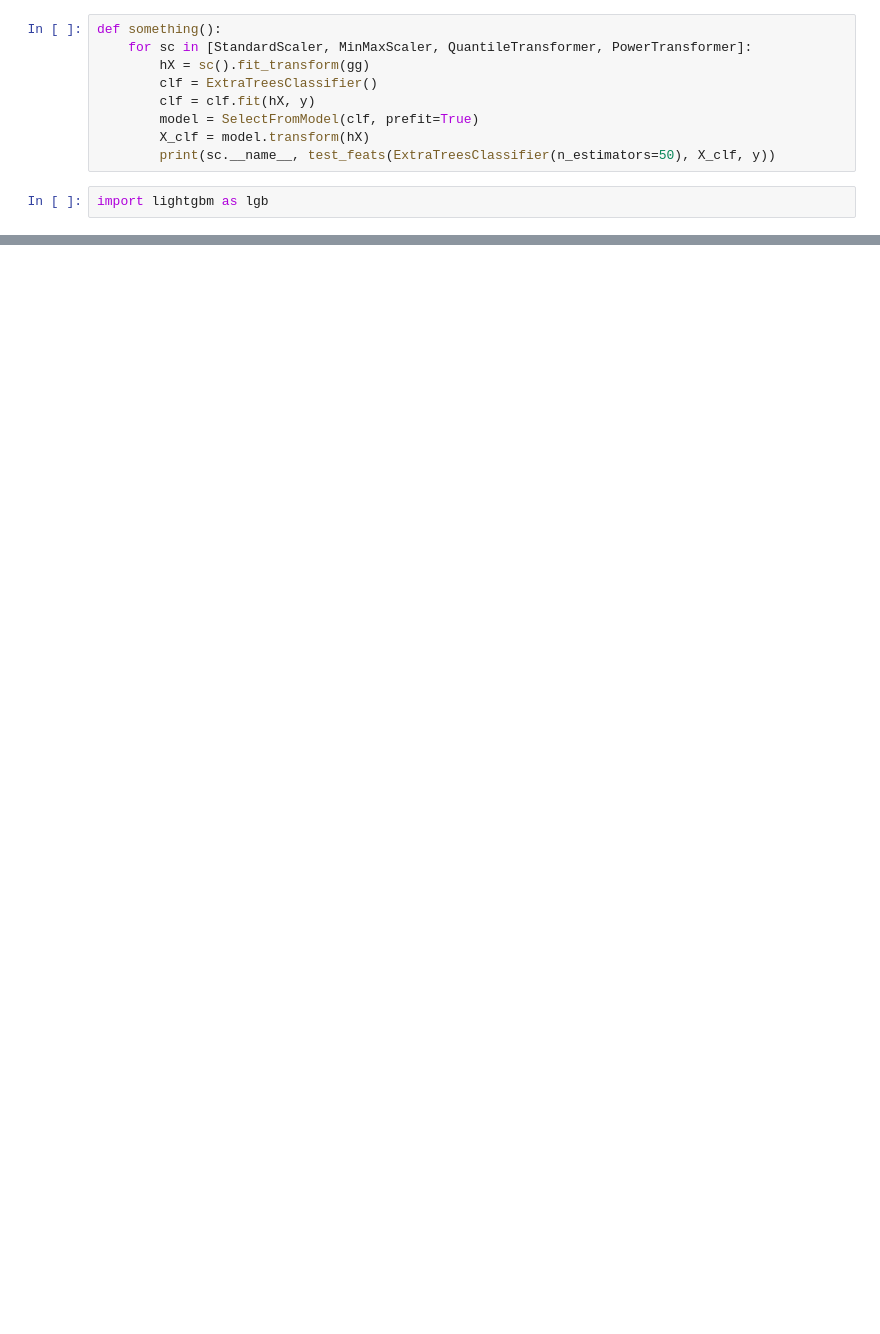
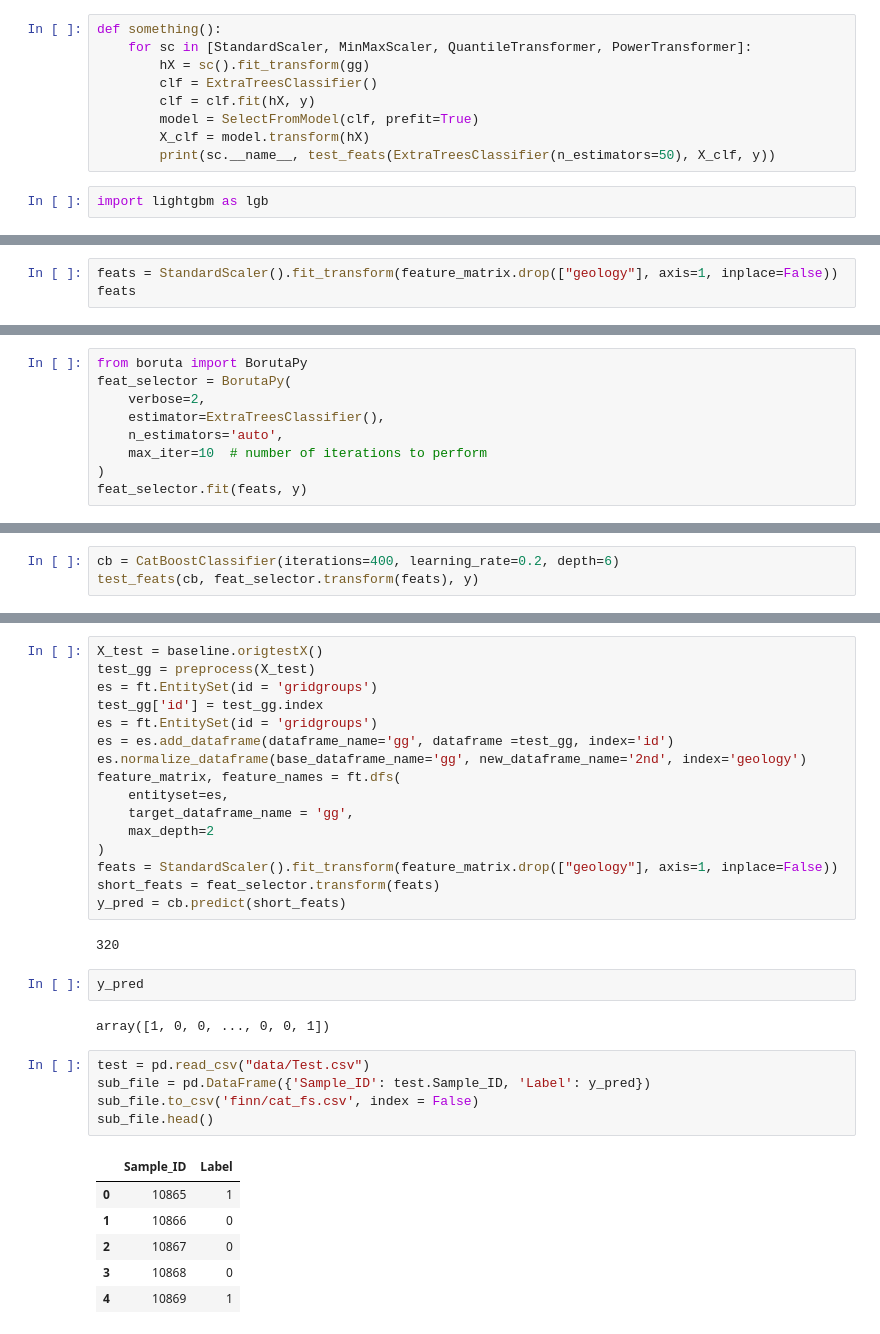
Before and after one commit to xSurus/startHack, a Jupyter notebook: finniboy.ipynb, the cells around one changed output, grey strips where cells are left out. Cells and saved outputs as stored; diff of their text form; blank space fills up the shorter version.

Commit message:
catboost on boruta/feattools

```diff
--- a/finniboy.ipynb
+++ b/finniboy.ipynb
@@ -176,0 +230,3 @@ gg.shape
+# %%
+feats = StandardScaler().fit_transform(feature_matrix.drop(["geology"], axis=1, inplace=False))
+feats
@@ -176,0 +270,9 @@ gg.shape
+# %%
+from boruta import BorutaPy
+feat_selector = BorutaPy(
+    verbose=2,
+    estimator=ExtraTreesClassifier(),
+    n_estimators='auto',
+    max_iter=10  # number of iterations to perform
+)
+feat_selector.fit(feats, y)
@@ -176,0 +327,3 @@ gg.shape
+# %%
+cb = CatBoostClassifier(iterations=400, learning_rate=0.2, depth=6)
+test_feats(cb, feat_selector.transform(feats), y)
@@ -176,0 +349,34 @@ gg.shape
+# %%
+X_test = baseline.origtestX()
+test_gg = preprocess(X_test)
+es = ft.EntitySet(id = 'gridgroups')
+test_gg['id'] = test_gg.index
+es = ft.EntitySet(id = 'gridgroups')
+es = es.add_dataframe(dataframe_name='gg', dataframe =test_gg, index='id')
+es.normalize_dataframe(base_dataframe_name='gg', new_dataframe_name='2nd', index='geology')
+feature_matrix, feature_names = ft.dfs(
+    entityset=es,
+    target_dataframe_name = 'gg',
+    max_depth=2
+)
+feats = StandardScaler().fit_transform(feature_matrix.drop(["geology"], axis=1, inplace=False))
+short_feats = feat_selector.transform(feats)
+y_pred = cb.predict(short_feats)
+# %% [output]
+320
+# %%
+y_pred
+# %% [output]
+array([1, 0, 0, ..., 0, 0, 1])
+# %%
+test = pd.read_csv("data/Test.csv")
+sub_file = pd.DataFrame({'Sample_ID': test.Sample_ID, 'Label': y_pred})
+sub_file.to_csv('finn/cat_fs.csv', index = False)
+sub_file.head()
+# %% [output]
+|  | Sample_ID | Label |
+| 0 | 10865 | 1 |
+| 1 | 10866 | 0 |
+| 2 | 10867 | 0 |
+| 3 | 10868 | 0 |
+| 4 | 10869 | 1 |
```
Also changed, not shown: parts of 19 cells of this notebook, 5 other files.
